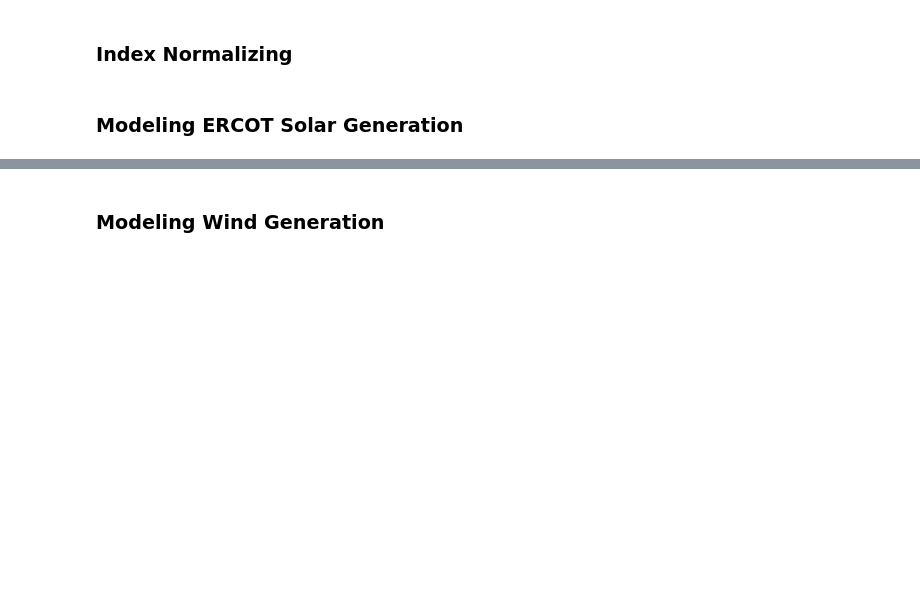
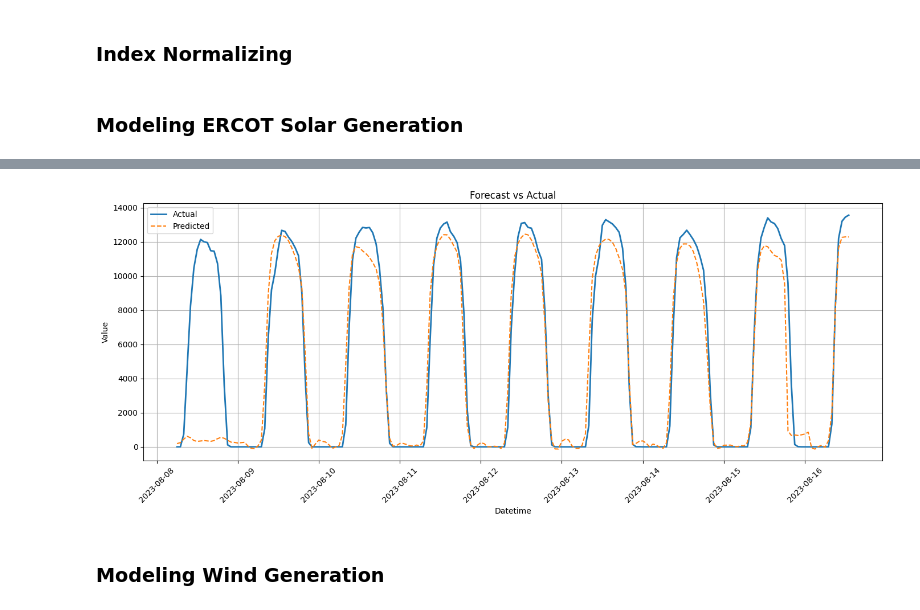
Before and after one commit to Leelawls/ECEN-360, a Jupyter notebook: model.ipynb, the cells around one changed output, grey strips where cells are left out. Saved outputs shown, nothing was run; the diff lists cells and outputs as text; code cells hidden in the pictures; blank space fills up the shorter version.

```diff
--- a/model.ipynb
+++ b/model.ipynb
@@ -163,0 +114,9 @@ plt.show()
+# %%
+df = _decompose(df)
+
+model = LSTMBaseModel(input_size=X_train.shape[2], hidden_size=128, num_layers=2, dropout=0.3)
+trainer = RNNTrainer(model)
+trainer.train(X_train, y_train, X_val=X_test, y_val=y_test, epochs=30)
+test_index = df.index[window_size + split : window_size + split + len(y_test)]
+trainer.plot_forecast(X_test, y_test, y_scaler=scaler_y, datetime_index=test_index)
+# %% [output]
@@ -164,3 +140,4 @@ plt.show()
+[figure, added]
 # %% [markdown]
 ### Modeling Wind Generation
 # %%
```
Also changed, not shown: parts of 25 cells of this notebook, 1 other file.
